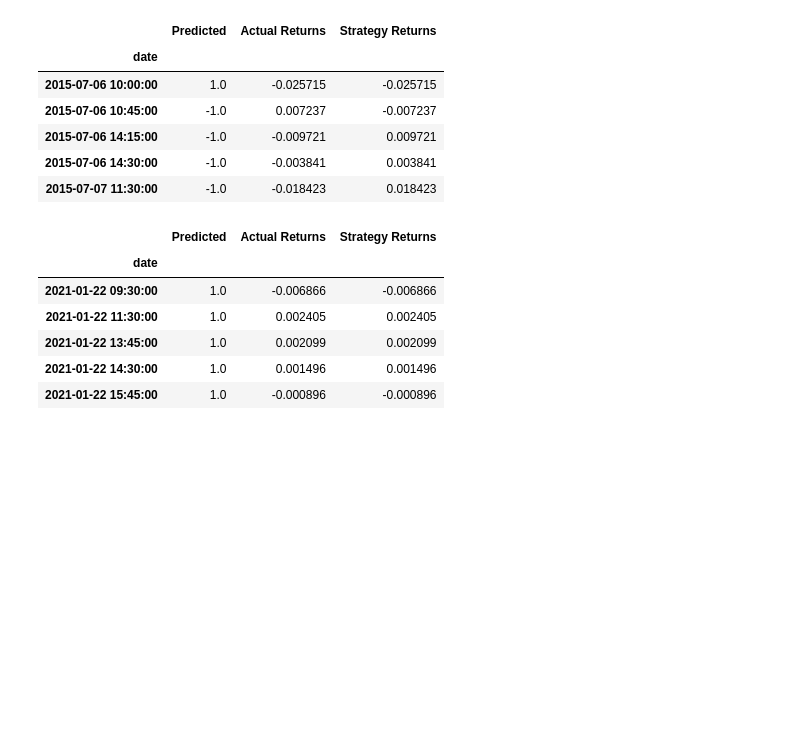
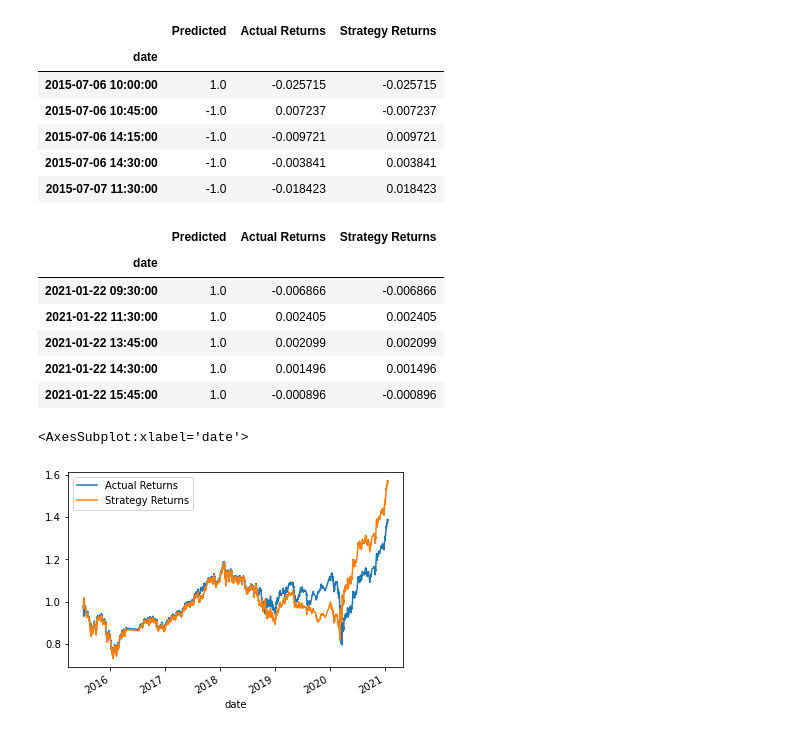
Before and after one commit to phodsman/Trading-Agorithms-Comparer, a Jupyter notebook: machine_learning_trading_bot.ipynb, the cells around one changed output. Drawn from its saved outputs; the diff is of its cells as text; code cells hidden in the pictures; blank space fills up the shorter version.

Commit message:
plotted strategy returns for adaboost and added screenshot

```diff
--- a/machine_learning_trading_bot.ipynb
+++ b/machine_learning_trading_bot.ipynb
@@ -497,4 +497,7 @@ display(adaboost_predictions_df.tail())
 | 2021-01-22 15:45:00 | 1.0 | -0.000896 | -0.000896 |
 # %%
 # Plot the actual returns versus the strategy returns
-# YOUR CODE HERE
+(1 + adaboost_predictions_df[["Actual Returns", "Strategy Returns"]]).cumprod().plot()
+# %% [output]
+<AxesSubplot:xlabel='date'>
+[figure, added]
```
Also changed, not shown: 1 other file.
